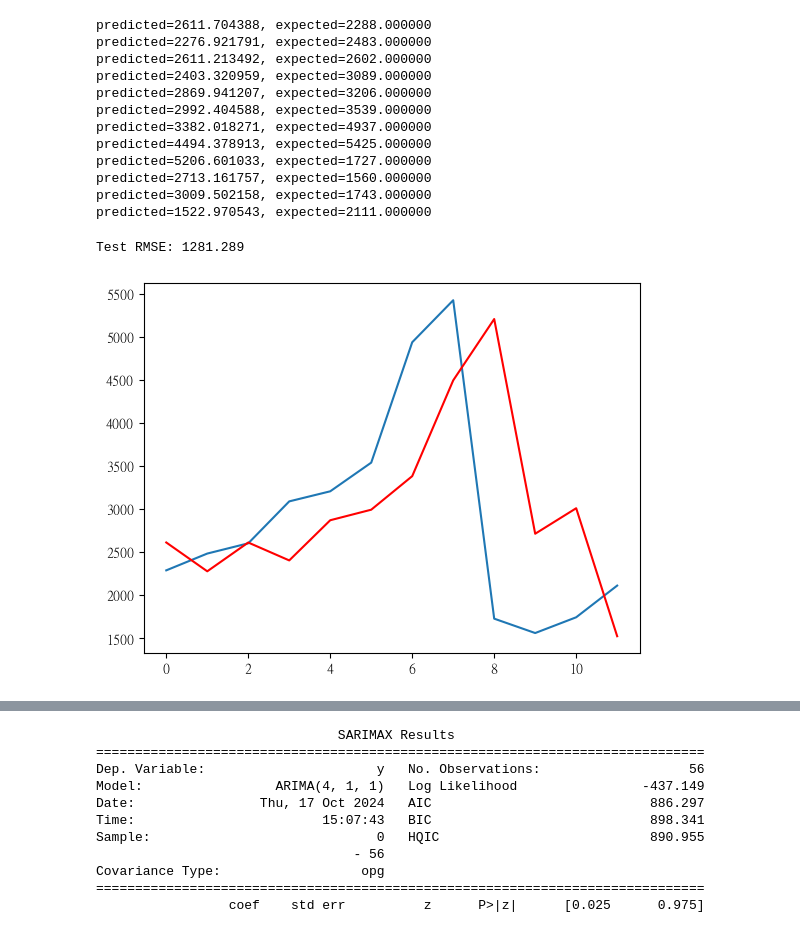
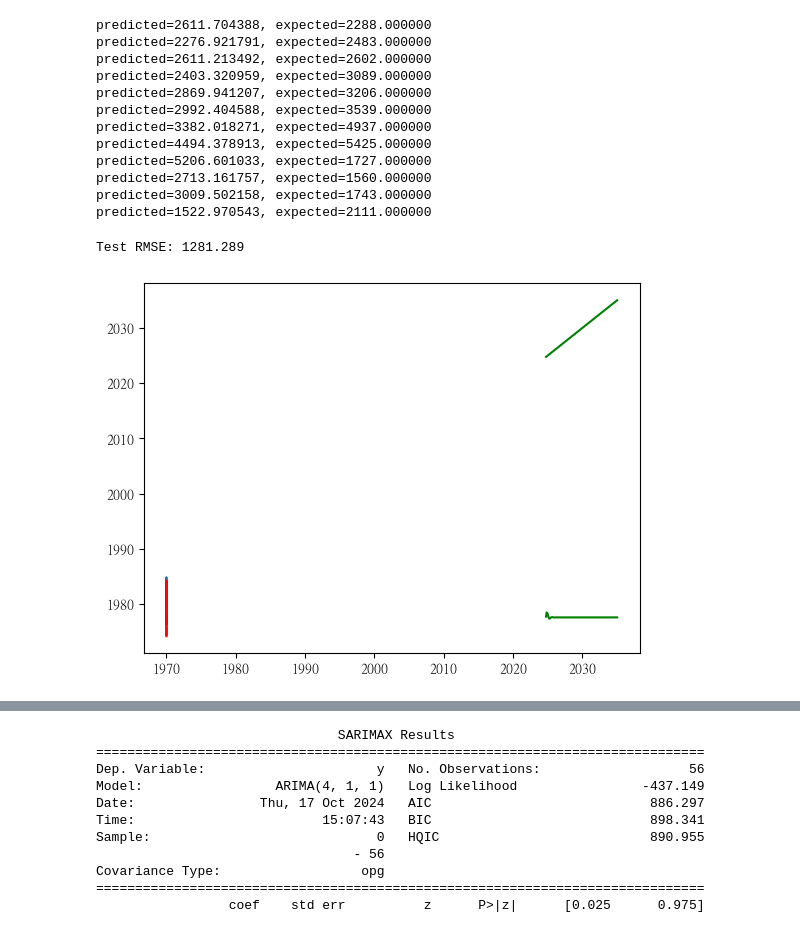
Before and after one commit to lilyleungch/erbscope99, a Jupyter notebook: data_cleansing/KK_HK_Data/projecttest-1.ipynb, the cells around one changed output, grey strips where cells are left out. Drawn from its saved outputs; the diff is of its cells as text; code cells hidden in the pictures.

```diff
--- a/data_cleansing/KK_HK_Data/projecttest-1.ipynb
+++ b/data_cleansing/KK_HK_Data/projecttest-1.ipynb
@@ -284,14 +285,53 @@ predicted=5206.601033, expected=1727.000000
 predicted=2713.161757, expected=1560.000000
 predicted=3009.502158, expected=1743.000000
 predicted=1522.970543, expected=2111.000000
+# %%
+def forecast_2024_to_2035(df_electric):
+    # get last expected
+    last_observed_value = df_electric.iloc[-1, 0]
+
+    # set up the time ragne
+    date_range = pd.date_range(start='2024-10-01', end='2035-01-01', freq='MS')
+
+    # # reset data
+    history = df_electric.values.flatten().tolist()
+
+    forecasts = []
+
+    for _ in range(len(date_range)):
+        # use ARIMA < ML
+        model = ARIMA(history, order=(4,1,1))
+        model_fit = model.fit()
+        output = model_fit.forecast()
+        yhat = output[0]
+
+        # expected append to yhat
+        forecasts.append(yhat)
+
+        # use the new expected to be are>"predicted"
+        history.append(yhat)
+
+    # set up DataFrame have Date and Forecast
+    result_df = pd.DataFrame({
+        'Date': date_range,
+        'Forecast': forecasts
+    })
+
+    return result_df
+
+# use df_electric data to predicted
+forecasts = forecast_2024_to_2035(df_electric)
+
+forecasts.index = pd.to_datetime(forecasts['Date'], format = '%Y-%m')
 # %%
 from math import sqrt
 from sklearn.metrics import mean_squared_error
 rmse = sqrt(mean_squared_error(test, predictions))
 print('Test RMSE: %.3f' % rmse)
 plt.plot(test)
 plt.plot(predictions, color='red')
+plt.plot(forecasts, color ='green')
 plt.show()
 # %% [output]
 Test RMSE: 1281.289
-[figure, old version]
+[figure, new version]
```
Also changed, not shown: parts of 8 cells of this notebook, 3 other files.
